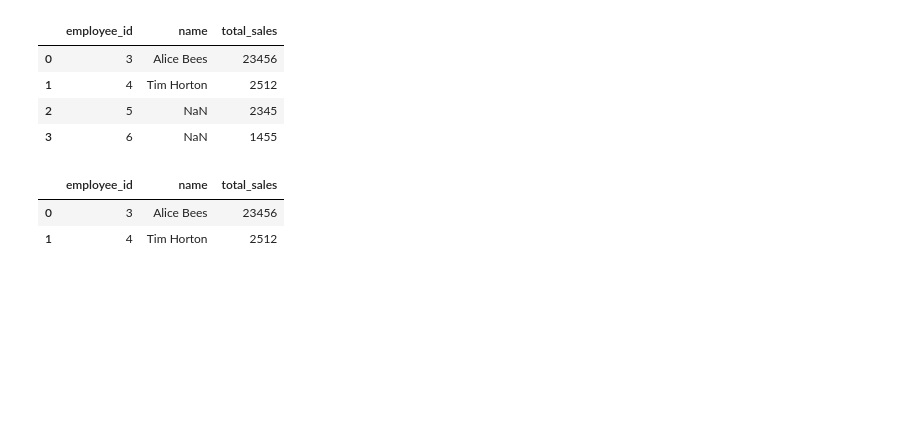
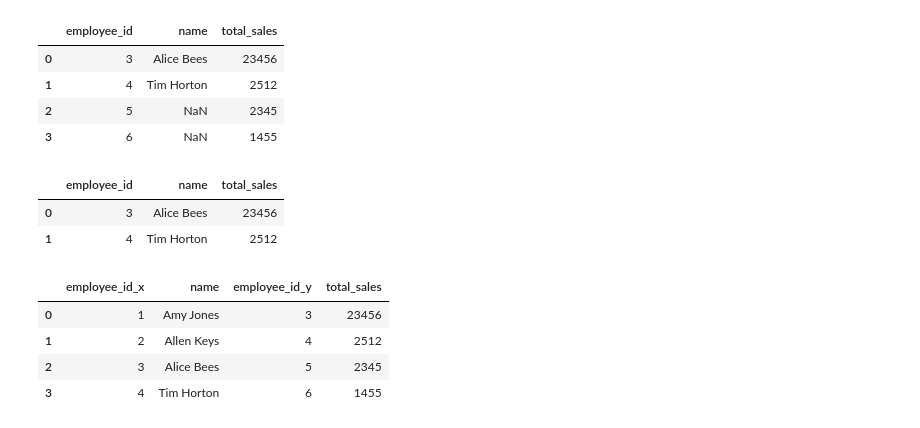
Before and after one commit to sunil-thapa99/Lambton-AML2203, a Jupyter notebook: lecture_7.ipynb, the cells around one changed output. Saved outputs shown, nothing was run; the diff lists cells and outputs as text; code cells hidden in the pictures; blank space fills up the shorter version.

Commit message:
pd merge: left_index, right_index

```diff
--- a/lecture_7.ipynb
+++ b/lecture_7.ipynb
@@ -447,3 +447,11 @@ pd.merge(dataframe_employees, dataframe_sales, left_on='employee_id', right_on='
 |  | employee_id | name | total_sales |
 | 0 | 3 | Alice Bees | 23456 |
 | 1 | 4 | Tim Horton | 2512 |
+# %%
+pd.merge(dataframe_employees, dataframe_sales, left_index=True, right_index=True)
+# %% [output]
+|  | employee_id_x | name | employee_id_y | total_sales |
+| 0 | 1 | Amy Jones | 3 | 23456 |
+| 1 | 2 | Allen Keys | 4 | 2512 |
+| 2 | 3 | Alice Bees | 5 | 2345 |
+| 3 | 4 | Tim Horton | 6 | 1455 |
```
